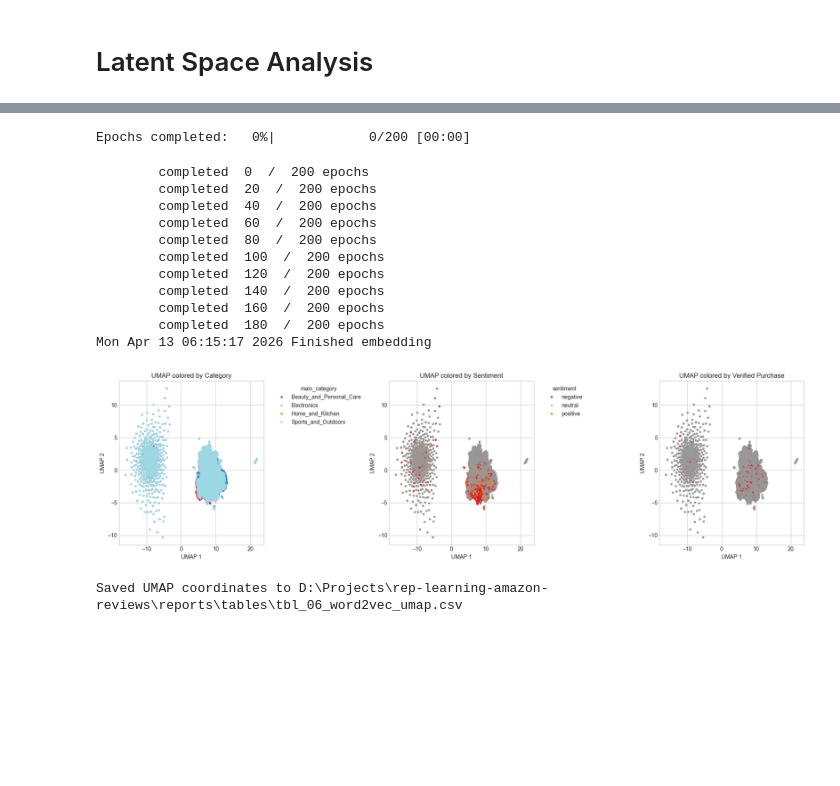
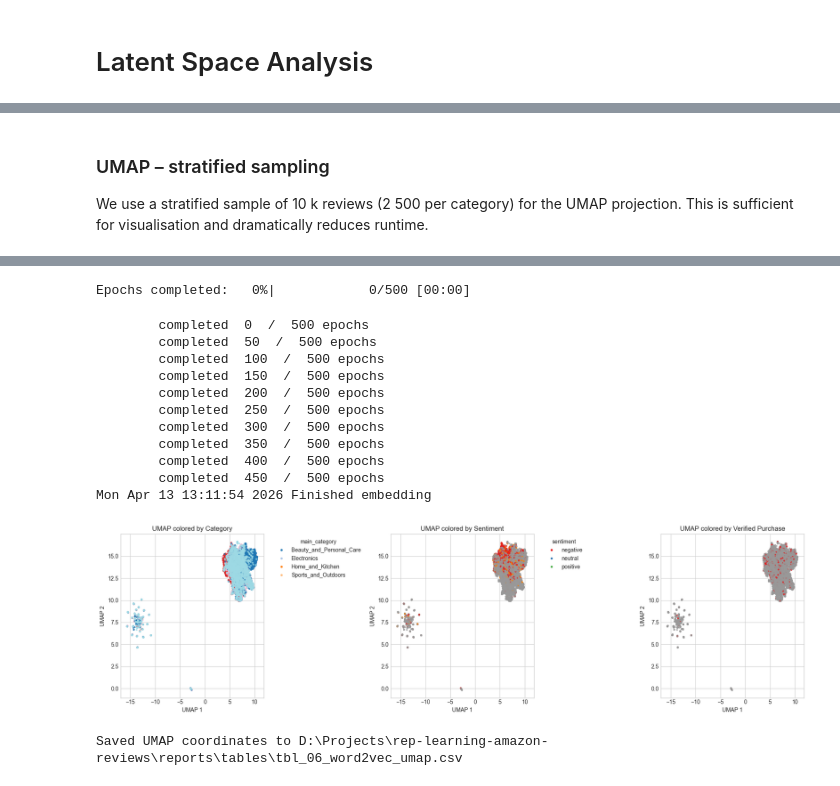
Before and after one commit to ZeakOptimistic/Representation-Learning-Amazon-Reviews, a Jupyter notebook: notebooks/06_latent_space_analysis.ipynb, the cells around one changed output, grey strips where cells are left out. Cells and saved outputs as stored; diff of their text form; code cells hidden in the pictures; blank space fills up the shorter version.

```diff
--- a/notebooks/06_latent_space_analysis.ipynb
+++ b/notebooks/06_latent_space_analysis.ipynb
@@ -106,3 +104,22 @@ Vectors shape: (198948, 300)
+# %% [markdown]
+### UMAP – stratified sampling
+
+We use a stratified sample of 10 k reviews (2 500 per category) for the UMAP projection.  This is sufficient for visualisation and dramatically reduces runtime.
+# %%
+# ---------------------------------------------------------------------------
+# Stratified UMAP sample (10 k points, 2500 per category)
+# Running UMAP on the full ~200 k rows is slow and unnecessary for
+# visualisation.  A stratified sample gives a representative picture.
+# ---------------------------------------------------------------------------
+umap_sample_df = val_df.groupby("main_category").sample(
+    n=min(2500, val_df.groupby("main_category").size().min()),
+    random_state=cfg.seed,
+).sort_index()
+umap_indices = umap_sample_df.index.to_numpy()
+X_umap = X_norm[umap_indices]
+umap_labels_cat = umap_sample_df["main_category"].values
+umap_labels_sent = umap_sample_df.get("sentiment",
+                    umap_sample_df["main_category"]).values  # fallback
 # %%
 # ===============================
 # UMAP Projection
@@ -114,11 +131,12 @@ reducer = umap.UMAP(
     n_neighbors=15,
     min_dist=0.1,
     random_state=cfg.seed,
+    n_jobs=-1,     # use all 16 cores (Core Ultra 9 285H)
     verbose=True,
 )
-embedding = reducer.fit_transform(X_norm)
-val_df['umap1'] = embedding[:, 0]
-val_df['umap2'] = embedding[:, 1]
+embedding = reducer.fit_transform(X_umap)
+umap_sample_df['umap1'] = embedding[:, 0]
+umap_sample_df['umap2'] = embedding[:, 1]
 
 # Plot UMAP colored by category, sentiment, verified_purchase
 fig, axes = plt.subplots(1, 3, figsize=(18, 5))
@@ -127,21 +145,24 @@ for ax, col, title in zip(
     ['main_category', 'sentiment', 'verified_purchase'],
     ['Category', 'Sentiment', 'Verified Purchase']
 ):
-    if col in val_df.columns:
+    if col in umap_sample_df.columns:
+        cat_series = pd.Categorical(umap_sample_df[col])
         scatter = ax.scatter(
             embedding[:, 0], embedding[:, 1],
-            c=pd.Categorical(val_df[col]).codes,
+            c=cat_series.codes,
             cmap='tab20' if col == 'main_category' else 'Set1',
             s=5, alpha=0.7
         )
         ax.set_title(f"UMAP colored by {title}")
         ax.set_xlabel("UMAP 1")
         ax.set_ylabel("UMAP 2")
-        # Add legend for categorical
+        # Add legend for categorical variables
         if col in ['main_category', 'sentiment']:
-            codes = pd.Categorical(val_df[col]).categories
-            handles = [plt.Line2D([0], [0], marker='o', color='w', markerfacecolor=plt.cm.tab20(i%20), markersize=5) for i in range(len(codes))]
-            ax.legend(handles, codes, title=col, bbox_to_anchor=(1.05, 1), loc='upper left')
+            categories = cat_series.categories.tolist()
+            cmap = plt.cm.tab20 if col == 'main_category' else plt.cm.Set1
+            colors = [cmap(i) for i in range(len(categories))]
+            handles = [plt.Line2D([0], [0], marker='o', color='w', markerfacecolor=col_color, markersize=5) for col_color in colors]
+            ax.legend(handles, categories, title=col, bbox_to_anchor=(1.05, 1), loc='upper left')
     else:
         ax.text(0.5, 0.5, f"Column '{col}' not found", ha='center', va='center')
         ax.set_title(f"UMAP by {title}")
@@ -149,9 +170,9 @@ plt.tight_layout()
 plt.show()
 
 # Save UMAP coordinates and metadata
-umap_out = val_df[['main_category', 'sentiment', 'umap1', 'umap2'] + ([val_text_column] if val_text_column in val_df.columns else [])].copy()
-if 'verified_purchase' in val_df.columns:
-    umap_out['verified_purchase'] = val_df['verified_purchase']
+umap_out = umap_sample_df[['main_category', 'sentiment', 'umap1', 'umap2'] + ([val_text_column] if val_text_column in umap_sample_df.columns else [])].copy()
+if 'verified_purchase' in umap_sample_df.columns:
+    umap_out['verified_purchase'] = umap_sample_df['verified_purchase']
 umap_out_path = tables_dir / "tbl_06_word2vec_umap.csv"
 umap_out.to_csv(umap_out_path, index=False)
 print(f"Saved UMAP coordinates to {umap_out_path}")
@@ -174,16 +194,16 @@ Mon Apr 13 06:13:39 2026 Construct embedding
-Epochs completed:   0%|            0/200 [00:00]
+Epochs completed:   0%|            0/500 [00:00]
-        completed  0  /  200 epochs
-        completed  20  /  200 epochs
-        completed  40  /  200 epochs
-        completed  60  /  200 epochs
-        completed  80  /  200 epochs
-        completed  100  /  200 epochs
-        completed  120  /  200 epochs
-        completed  140  /  200 epochs
-        completed  160  /  200 epochs
-        completed  180  /  200 epochs
-Mon Apr 13 06:15:17 2026 Finished embedding
+        completed  0  /  500 epochs
+        completed  50  /  500 epochs
+        completed  100  /  500 epochs
+        completed  150  /  500 epochs
+        completed  200  /  500 epochs
+        completed  250  /  500 epochs
+        completed  300  /  500 epochs
+        completed  350  /  500 epochs
+        completed  400  /  500 epochs
+        completed  450  /  500 epochs
+Mon Apr 13 13:11:54 2026 Finished embedding
-[figure, old version]
+[figure, new version]
 Saved UMAP coordinates to D:\Projects\rep-learning-amazon-reviews\reports\tables\tbl_06_word2vec_umap.csv
 # %%
 # ===============================
```
Also changed, not shown: parts of 8 cells of this notebook, 29 other files.
